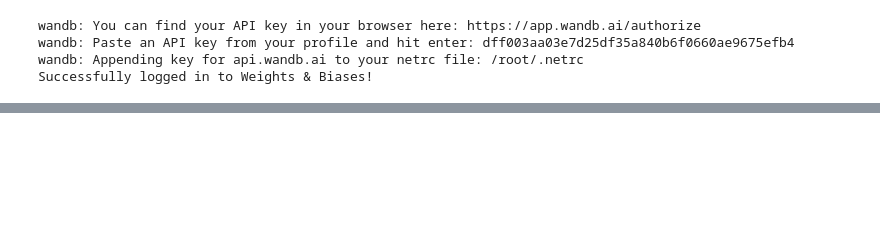
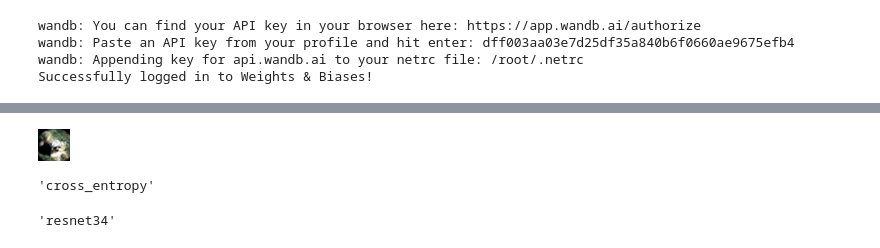
Before and after one commit to xavierlopeze/PFM_Noisy_Labels, a Jupyter notebook: MLNT_cifar/baseline_colab.ipynb, the cells around one changed output, grey strips where cells are left out. Cells and saved outputs as stored; diff of their text form; code cells hidden in the pictures; blank space fills up the shorter version.

```diff
--- a/MLNT_cifar/baseline_colab.ipynb
+++ b/MLNT_cifar/baseline_colab.ipynb
@@ -309,0 +274,9 @@ test()
+# %%
+from IPython.display import Image
+Image(filename='./data/train/dog/3133.png')
+# %% [output]
+[figure, added]
+# %%
+config.checkpoint
+# %% [output]
+'cross_entropy'
@@ -309,0 +309,4 @@ test()
+# %%
+config.model
+# %% [output]
+'resnet34'
```
Also changed, not shown: parts of 17 cells of this notebook, 7 other files.
